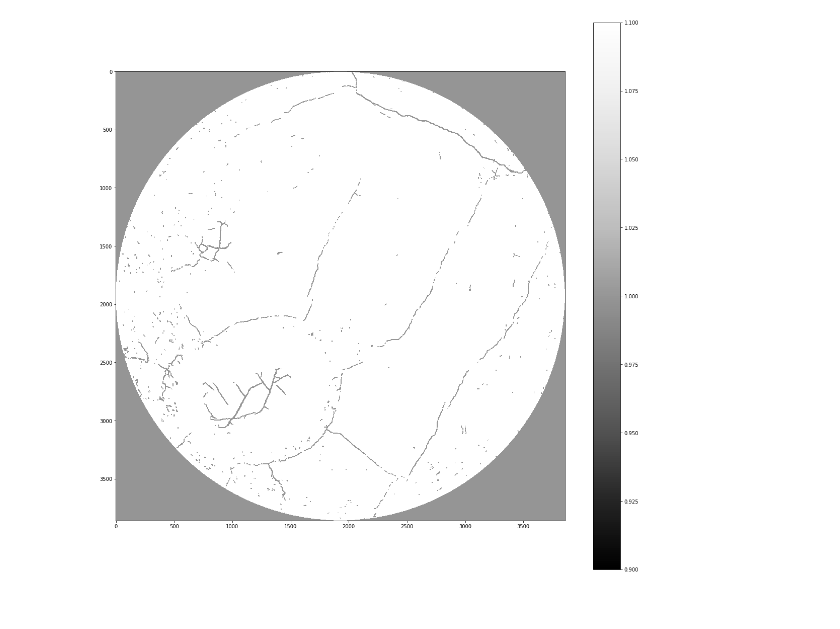
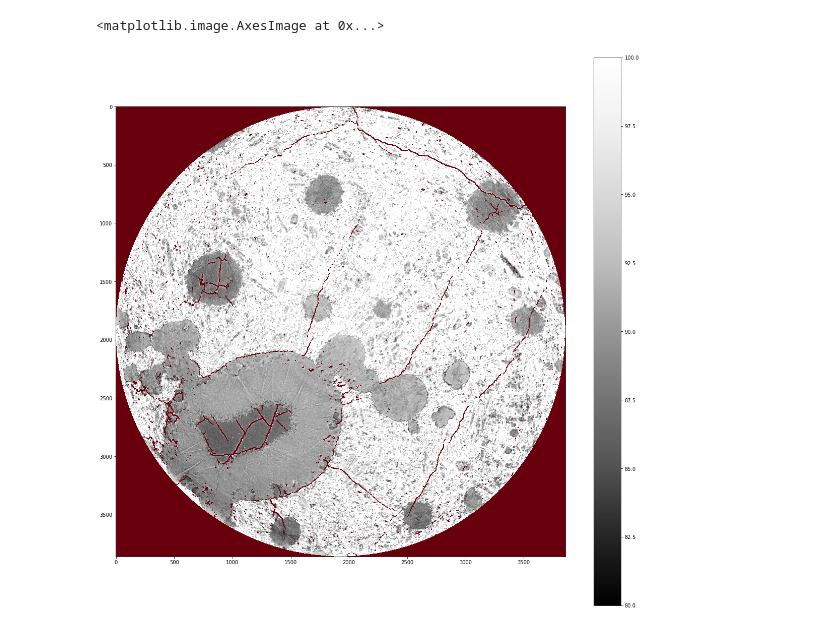
Before and after one commit to mnky9800n/faroe_segmentation, a Jupyter notebook: f2010b_fracture_missing_analysis.ipynb, the cells around one changed output. Saved outputs shown, nothing was run; the diff lists cells and outputs as text; code cells hidden in the pictures.

```diff
--- a/f2010b_fracture_missing_analysis.ipynb
+++ b/f2010b_fracture_missing_analysis.ipynb
@@ -73,9 +73,10 @@ i_frac = remove_convex_area_eccentricity(i_frac, convex_area=60, eccentricity=0.
 
 # i2
 # %%
-# fig, ax = helpers.plot_image(img, vmin=80, vmax=100, cmap='Greys_r')
-fig, ax = helpers.plot_image(i_frac, cmap='Greys_r', interpolation='none')
-# ax.imshow(i_frac, cmap='Reds_r', interpolation='none')
+fig, ax = helpers.plot_image(img, vmin=80, vmax=100, cmap='Greys_r')
+# fig, ax = helpers.plot_image(i_frac, cmap='Greys_r', interpolation='none')
+ax.imshow(i_frac, cmap='Reds_r', interpolation='none')
 # ax.imshow(i2, cmap='plasma_r', interpolation='none')
 # %% [output]
+<matplotlib.image.AxesImage at 0x...>
-[figure, old version]
+[figure, new version]
```
Also changed, not shown: 7 other files.
